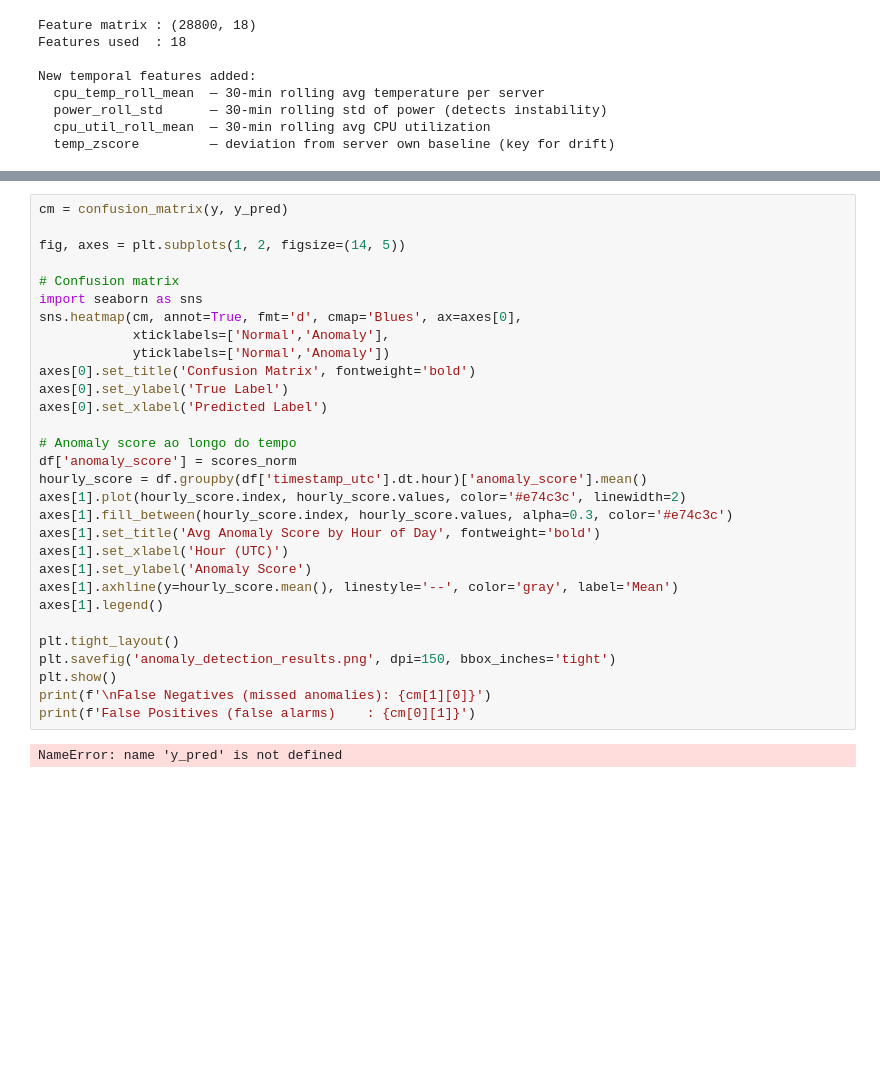
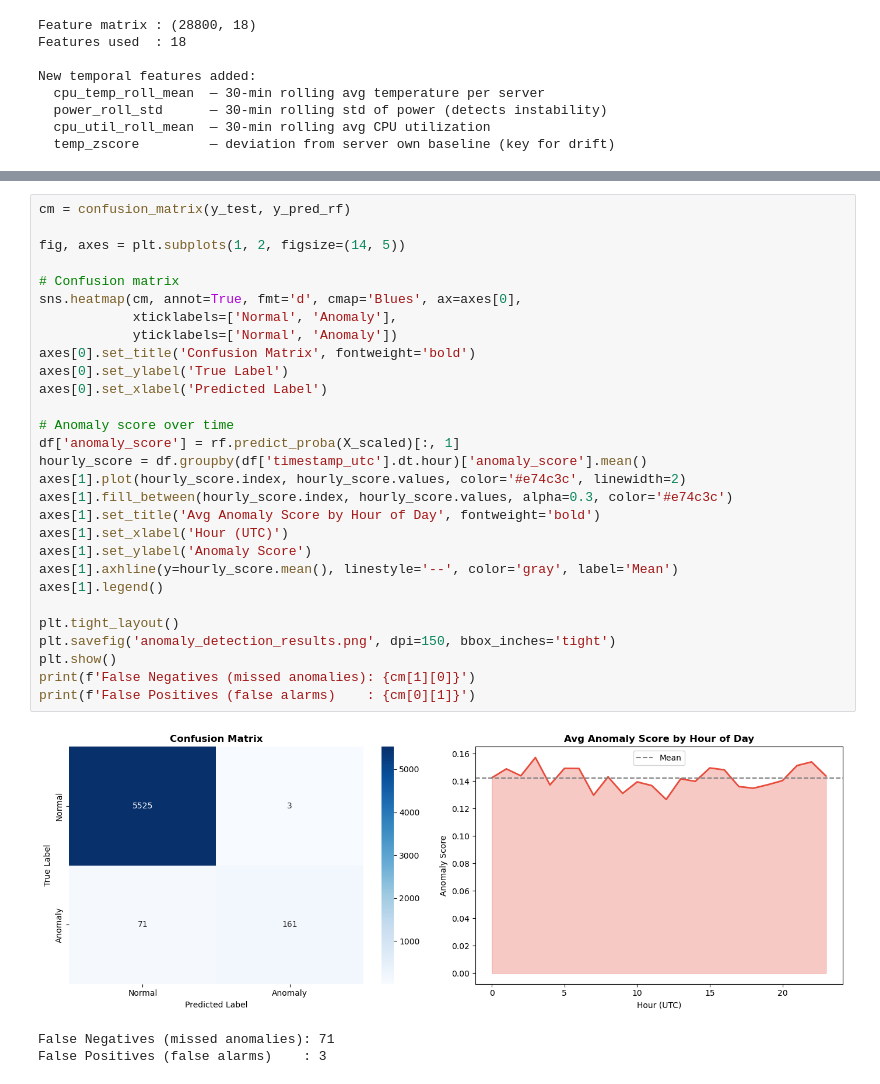
Before and after one commit to EngEleLuiz/datacenter-energy-platform, a Jupyter notebook: notebooks/02_anomaly_detection.ipynb, the cells around one changed output, grey strips where cells are left out. Saved outputs shown, nothing was run; the diff lists cells and outputs as text; blank space fills up the shorter version.

```diff
--- a/notebooks/02_anomaly_detection.ipynb
+++ b/notebooks/02_anomaly_detection.ipynb
@@ -387,33 +388,34 @@ fig.show()
 # %%
-cm = confusion_matrix(y, y_pred)
+cm = confusion_matrix(y_test, y_pred_rf)
 
 fig, axes = plt.subplots(1, 2, figsize=(14, 5))
 
 # Confusion matrix
-import seaborn as sns
 sns.heatmap(cm, annot=True, fmt='d', cmap='Blues', ax=axes[0],
-            xticklabels=['Normal','Anomaly'],
-            yticklabels=['Normal','Anomaly'])
+            xticklabels=['Normal', 'Anomaly'],
+            yticklabels=['Normal', 'Anomaly'])
 axes[0].set_title('Confusion Matrix', fontweight='bold')
 axes[0].set_ylabel('True Label')
 axes[0].set_xlabel('Predicted Label')
 
-# Anomaly score ao longo do tempo
-df['anomaly_score'] = scores_norm
+# Anomaly score over time
+df['anomaly_score'] = rf.predict_proba(X_scaled)[:, 1]
 hourly_score = df.groupby(df['timestamp_utc'].dt.hour)['anomaly_score'].mean()
 axes[1].plot(hourly_score.index, hourly_score.values, color='#e74c3c', linewidth=2)
 axes[1].fill_between(hourly_score.index, hourly_score.values, alpha=0.3, color='#e74c3c')
 axes[1].set_title('Avg Anomaly Score by Hour of Day', fontweight='bold')
 axes[1].set_xlabel('Hour (UTC)')
 axes[1].set_ylabel('Anomaly Score')
 axes[1].axhline(y=hourly_score.mean(), linestyle='--', color='gray', label='Mean')
 axes[1].legend()
 
 plt.tight_layout()
 plt.savefig('anomaly_detection_results.png', dpi=150, bbox_inches='tight')
 plt.show()
-print(f'\nFalse Negatives (missed anomalies): {cm[1][0]}')
+print(f'False Negatives (missed anomalies): {cm[1][0]}')
 print(f'False Positives (false alarms)    : {cm[0][1]}')
 # %% [output]
+[figure, added]
-NameError: name 'y_pred' is not defined
+False Negatives (missed anomalies): 71
+False Positives (false alarms)    : 3
 # %%
```
Also changed, not shown: parts of 6 cells of this notebook, 6 other files.
